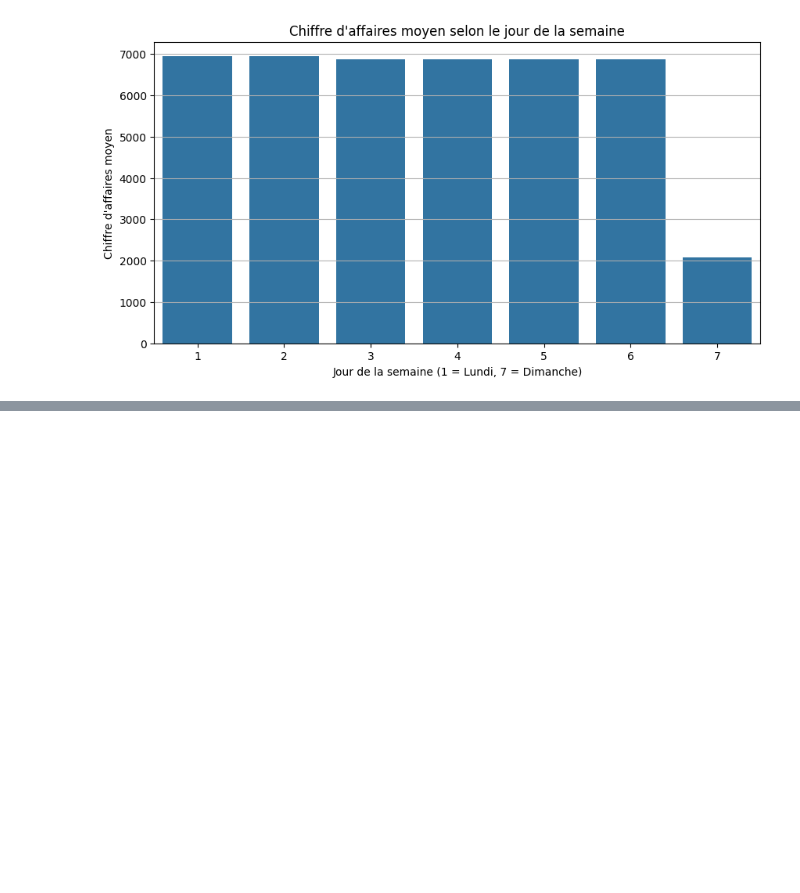
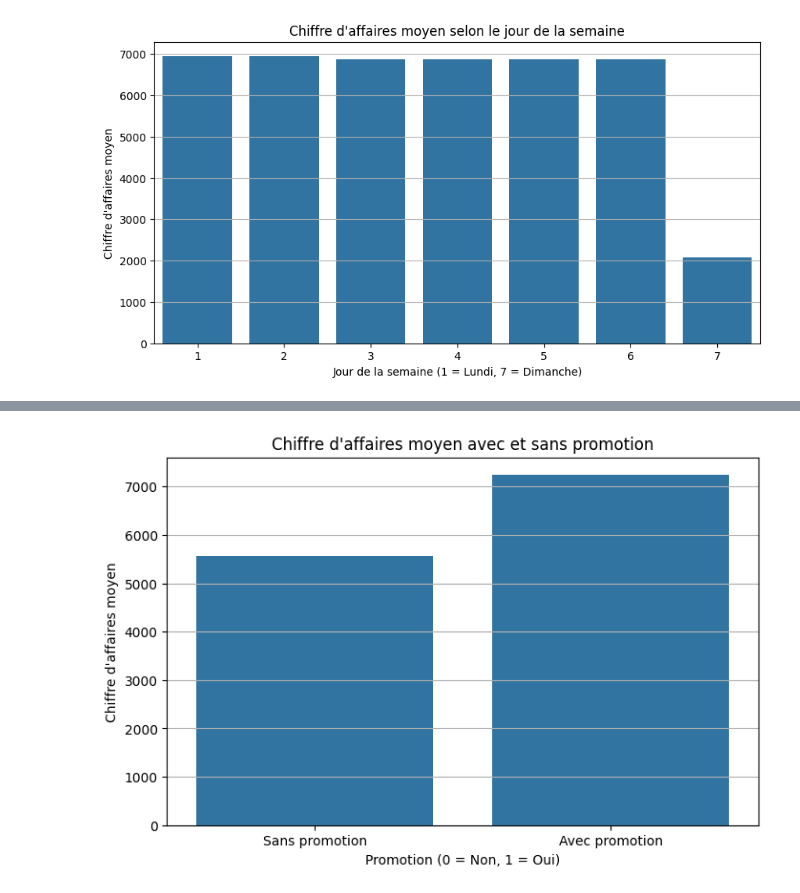
Before and after one commit to Youssoupha-ndiaye/Projet_ML_prediction_chiffres_affaires, a Jupyter notebook: Prediction_chiffres_affaires/notebooks/analyse_exploratoire.ipynb, the cells around one changed output, grey strips where cells are left out. Drawn from its saved outputs; the diff is of its cells as text; code cells hidden in the pictures; blank space fills up the shorter version.

Commit message:
Analyser l'influence des promotions sur les ventes

```diff
--- a/Prediction_chiffres_affaires/notebooks/analyse_exploratoire.ipynb
+++ b/Prediction_chiffres_affaires/notebooks/analyse_exploratoire.ipynb
@@ -598,0 +601,8 @@ plt.show()
+# %%
+ventes_promo = (
+    df.groupby("Promo")["Sales"]
+    .mean()
+    .reset_index()
+)
+
+print(ventes_promo)
@@ -598,0 +644,18 @@ plt.show()
+# %%
+plt.figure(figsize=(8, 5))
+
+sns.barplot(
+    data=ventes_promo,
+    x="Promo",
+    y="Sales"
+)
+
+plt.title("Chiffre d'affaires moyen avec et sans promotion")
+plt.xlabel("Promotion (0 = Non, 1 = Oui)")
+plt.ylabel("Chiffre d'affaires moyen")
+plt.xticks([0, 1], ["Sans promotion", "Avec promotion"])
+plt.grid(axis="y")
+
+plt.show()
+# %% [output]
+[figure, added]
```
Also changed, not shown: parts of 5 cells of this notebook.
